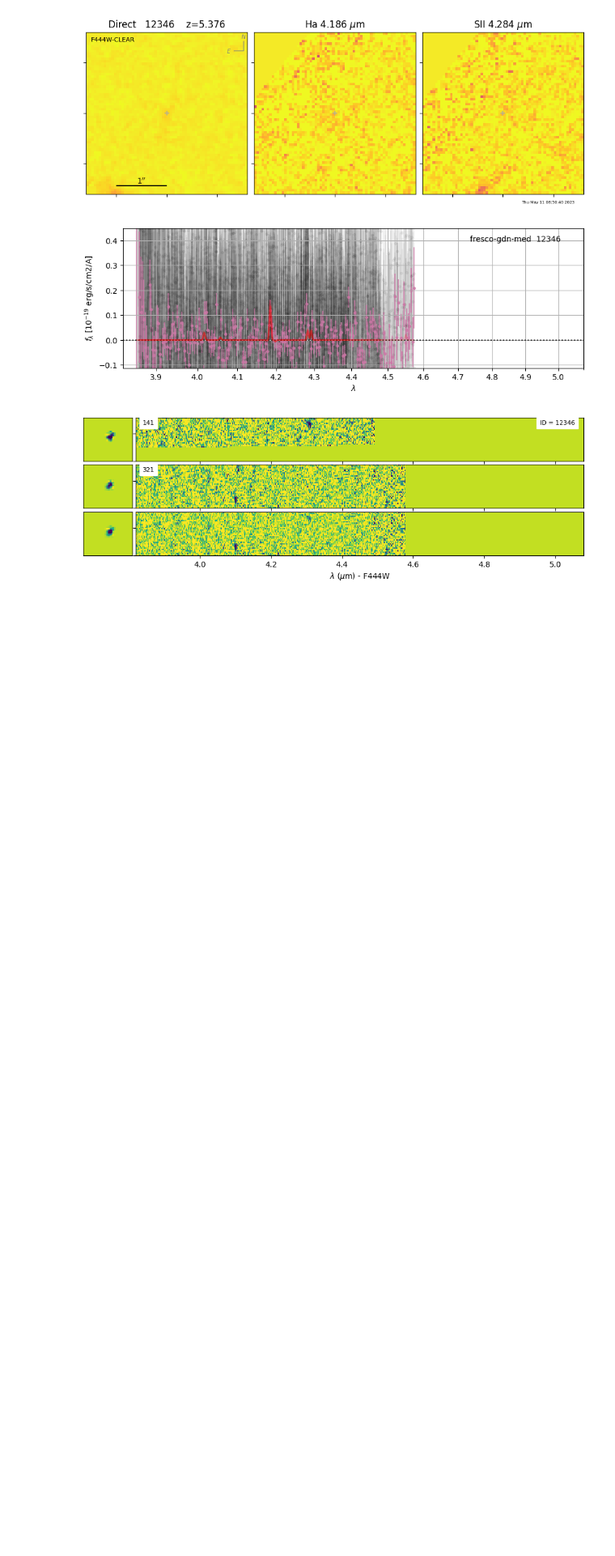
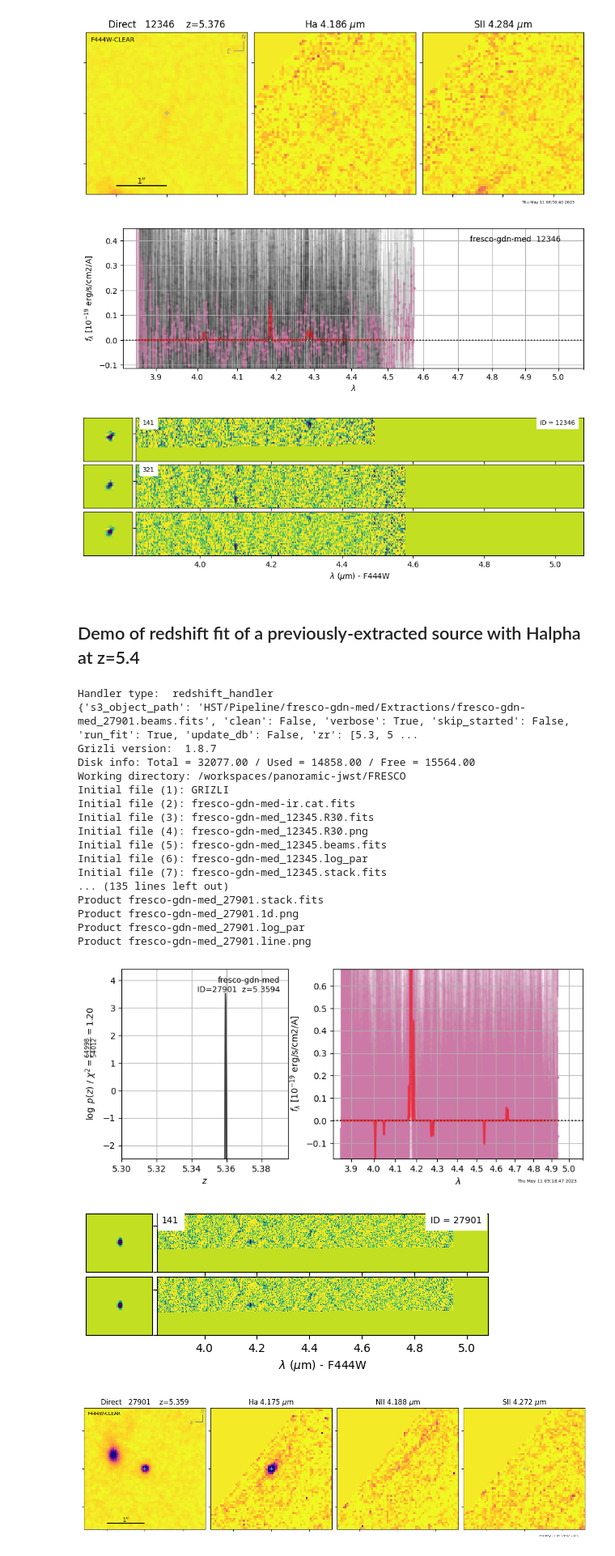
Before and after one commit to gbrammer/panoramic-jwst, a Jupyter notebook: Notebooks/fresco-extractions.ipynb, the cells around one changed output. Shown at 81% size. Cells and saved outputs as stored; diff of their text form; code cells hidden in the pictures; blank space fills up the shorter version.

Commit message:
add Ha source to fresco notebook

```diff
--- a/Notebooks/fresco-extractions.ipynb
+++ b/Notebooks/fresco-extractions.ipynb
@@ -135,3 +143,44 @@ Product fresco-gdn-med_12346.1D.fits
 # %%
 # If running out of disk space, delete GrismFLT files
 ! rm *wcs.fits *GrismFLT.*
+# %% [markdown]
+## Demo of redshift fit of a previously-extracted source with Halpha at z=5.4
+# %%
+# Test source with a known H\alpha line
+
+field = 'fresco-gdn-med'
+id = 27901
+
+event = {
+  "s3_object_path": f"HST/Pipeline/{field}/Extractions/{field}_{id:05d}.beams.fits",
+  "clean": False,
+  "verbose": True,
+  "skip_started": False,
+  "run_fit": True,
+  "update_db": False,
+  "zr": [5.3,5.4], # Dummy range for fitting redshifts
+  "working_directory": HOME,
+}
+
+_ = lambda_handler.handler(event, {})
+# %% [output]
+Handler type:  redshift_handler
+{'s3_object_path': 'HST/Pipeline/fresco-gdn-med/Extractions/fresco-gdn-med_27901.beams.fits', 'clean': False, 'verbose': True, 'skip_started': False, 'run_fit': True, 'update_db': False, 'zr': [5.3, 5 ...
+Grizli version:  1.8.7
+Disk info: Total = 32077.00 / Used = 14858.00 / Free = 15564.00
+Working directory: /workspaces/panoramic-jwst/FRESCO
+Initial file (1): GRIZLI
+Initial file (2): fresco-gdn-med-ir.cat.fits
+Initial file (3): fresco-gdn-med_12345.R30.fits
+Initial file (4): fresco-gdn-med_12345.R30.png
+Initial file (5): fresco-gdn-med_12345.beams.fits
+Initial file (6): fresco-gdn-med_12345.log_par
+Initial file (7): fresco-gdn-med_12345.stack.fits
+... (135 lines left out)
+Product fresco-gdn-med_27901.stack.fits
+Product fresco-gdn-med_27901.1d.png
+Product fresco-gdn-med_27901.log_par
+Product fresco-gdn-med_27901.line.png
+[figure, added]
+[figure, added]
+[figure, added]
```
Also changed, not shown: parts of 7 cells of this notebook.
